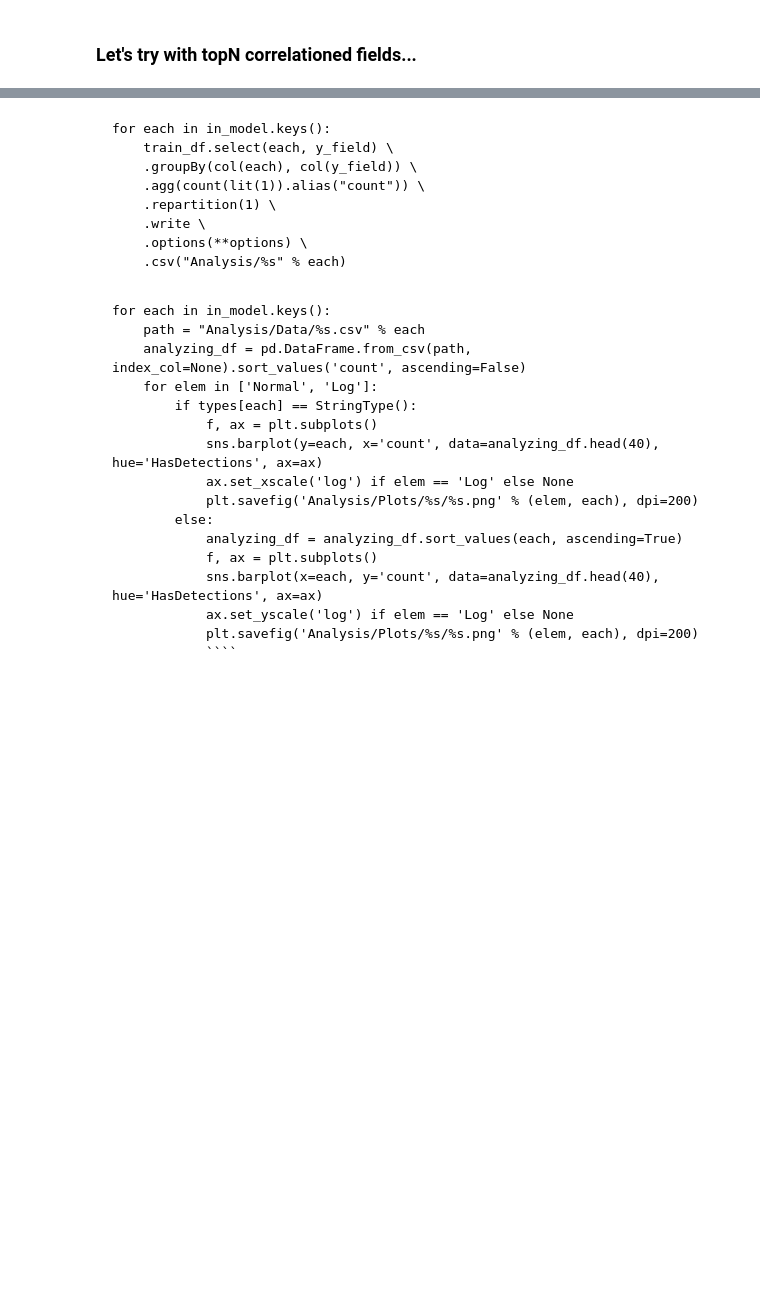
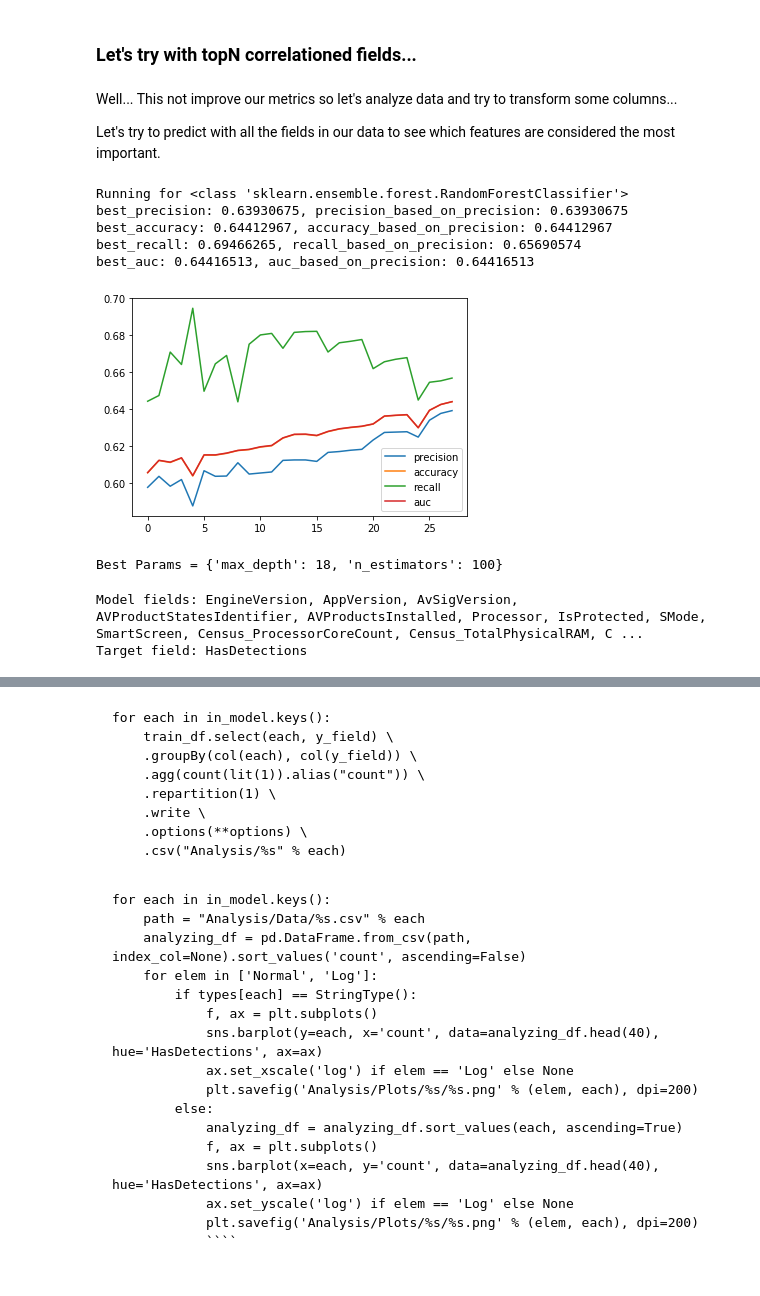
Before and after one commit to JuanBrugera/Kschool-TFM, a Jupyter notebook: Main.ipynb, the cells around one changed output, grey strips where cells are left out. Saved outputs shown, nothing was run; the diff lists cells and outputs as text; code cells hidden in the pictures; blank space fills up the shorter version.

```diff
--- a/Main.ipynb
+++ b/Main.ipynb
@@ -233,8 +224,6 @@ train_df_transformed = pipeline.fit(train_df).transform(train_df).drop(column_id
 # %%
 for field in string_fields:
     train_df_transformed = train_df_transformed.withColumn(field, col(index_dict[field])).drop(index_dict[field])
-# %%
-train_df_transformed = train_df_transformed.drop(column_id)
 # %%
 assembler = VectorAssembler(inputCols=train_df_transformed.columns, outputCol='features')
 # %%
@@ -264,9 +272,15 @@ in_model = {k: ((correlation_ordered[k] < cut_at) and (k not in na_fields)) for
 # %%
 x_fields = utils.get_select_fields(in_model)
 # %%
-sample_train_df = utils.get_sample(train_df_transformed, x_fields + [y_field], .01)
+sample_train_df = utils.get_sample(train_df_transformed, x_fields + [y_field], sample_size)
 # %%
 x_train, y_train = utils.get_x_y_train(sample_train_df, x_fields, y_field)
 # %%
 for classifier in classifier_dict.keys():
     run_model(classifier, x_train, y_train)
+# %% [markdown]
+Well... This not improve our metrics so let's analyze data and try to transform some columns...
+
+Let's try to predict with all the fields in our data to see which features are considered the most important.
+# %%
+in_model = {k: True for k in in_model.keys()}
@@ -272,0 +289,2 @@ for classifier in classifier_dict.keys():
+# %%
+sample_train_df = utils.get_sample(train_df_transformed, x_fields + [y_field], sample_size)
@@ -272,0 +293,15 @@ for classifier in classifier_dict.keys():
+# %%
+weights = {}
+for classifier in classifier_dict.keys():
+    model = run_model(classifier, x_train, y_train)
+    values = {k: v for k, v in zip(in_model.keys(), model.best_estimator_.feature_importances_)}
+    result = {k: values[k] for v, k in enumerate(sorted(values, key=values.get, reverse=True))}
+    weights[classifier] = result
+# %% [output]
+Running for <class 'sklearn.ensemble.forest.RandomForestClassifier'>
+best_precision: 0.63930675, precision_based_on_precision: 0.63930675
+best_accuracy: 0.64412967, accuracy_based_on_precision: 0.64412967
+best_recall: 0.69466265, recall_based_on_precision: 0.65690574
+best_auc: 0.64416513, auc_based_on_precision: 0.64416513
+[figure, added]
+Best Params = {'max_depth': 18, 'n_estimators': 100}
@@ -272,0 +312,7 @@ for classifier in classifier_dict.keys():
+# %%
+print("""
+Model fields: %s
+Target field: %s""" % (', '.join(x_fields), y_field))
+# %% [output]
+Model fields: EngineVersion, AppVersion, AvSigVersion, AVProductStatesIdentifier, AVProductsInstalled, Processor, IsProtected, SMode, SmartScreen, Census_ProcessorCoreCount, Census_TotalPhysicalRAM, C ...
+Target field: HasDetections
```
Also changed, not shown: parts of 28 cells of this notebook, 1 other file.
